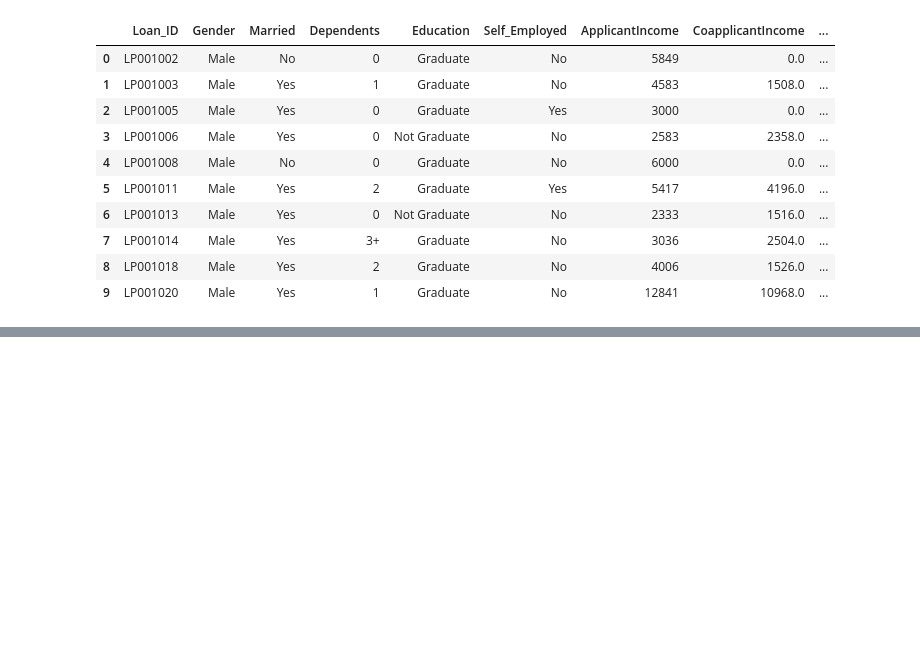
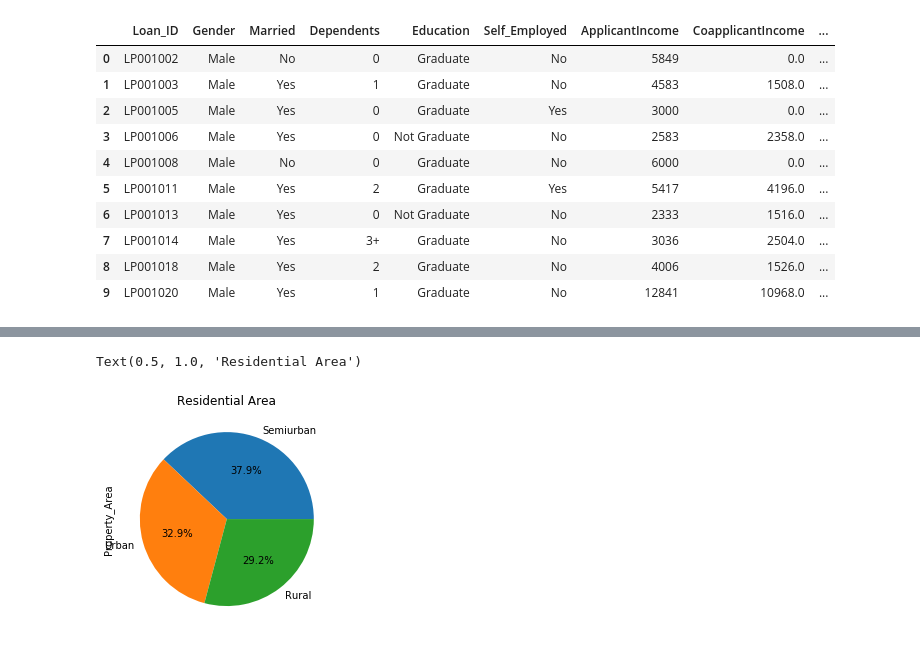
Before and after one commit to OMONDIELLY/DS, a Jupyter notebook: train.ipynb, the cells around one changed output, grey strips where cells are left out. Saved outputs shown, nothing was run; the diff lists cells and outputs as text; code cells hidden in the pictures; blank space fills up the shorter version.

```diff
--- a/train.ipynb
+++ b/train.ipynb
@@ -144,0 +191,6 @@ plt.show()
+# %%
+data["Property_Area"].value_counts().plot.pie(autopct='%.1f%%')
+plt.title("Residential Area")
+# %% [output]
+Text(0.5, 1.0, 'Residential Area')
+[figure, added]
```
Also changed, not shown: parts of 12 cells of this notebook, 2 other files.
